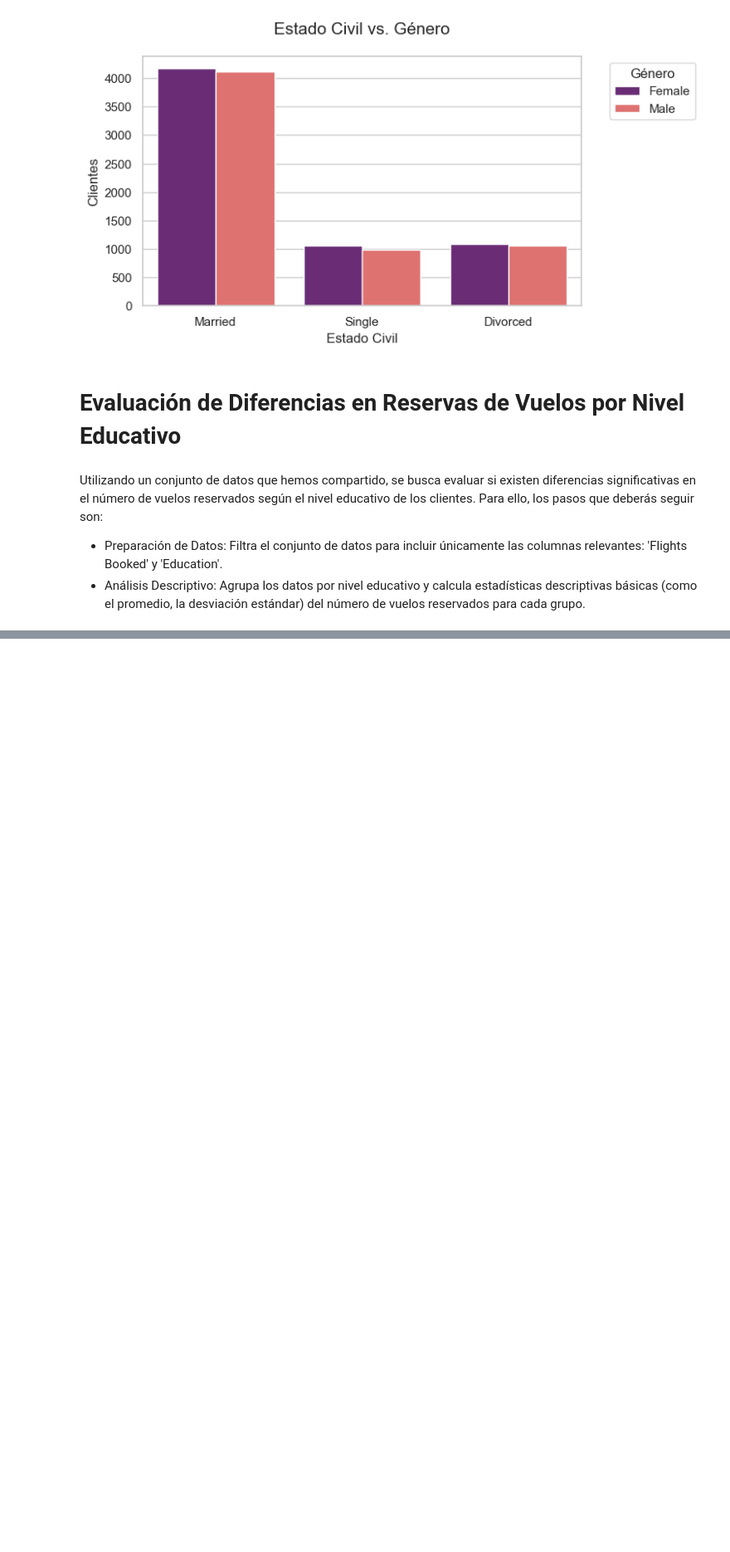
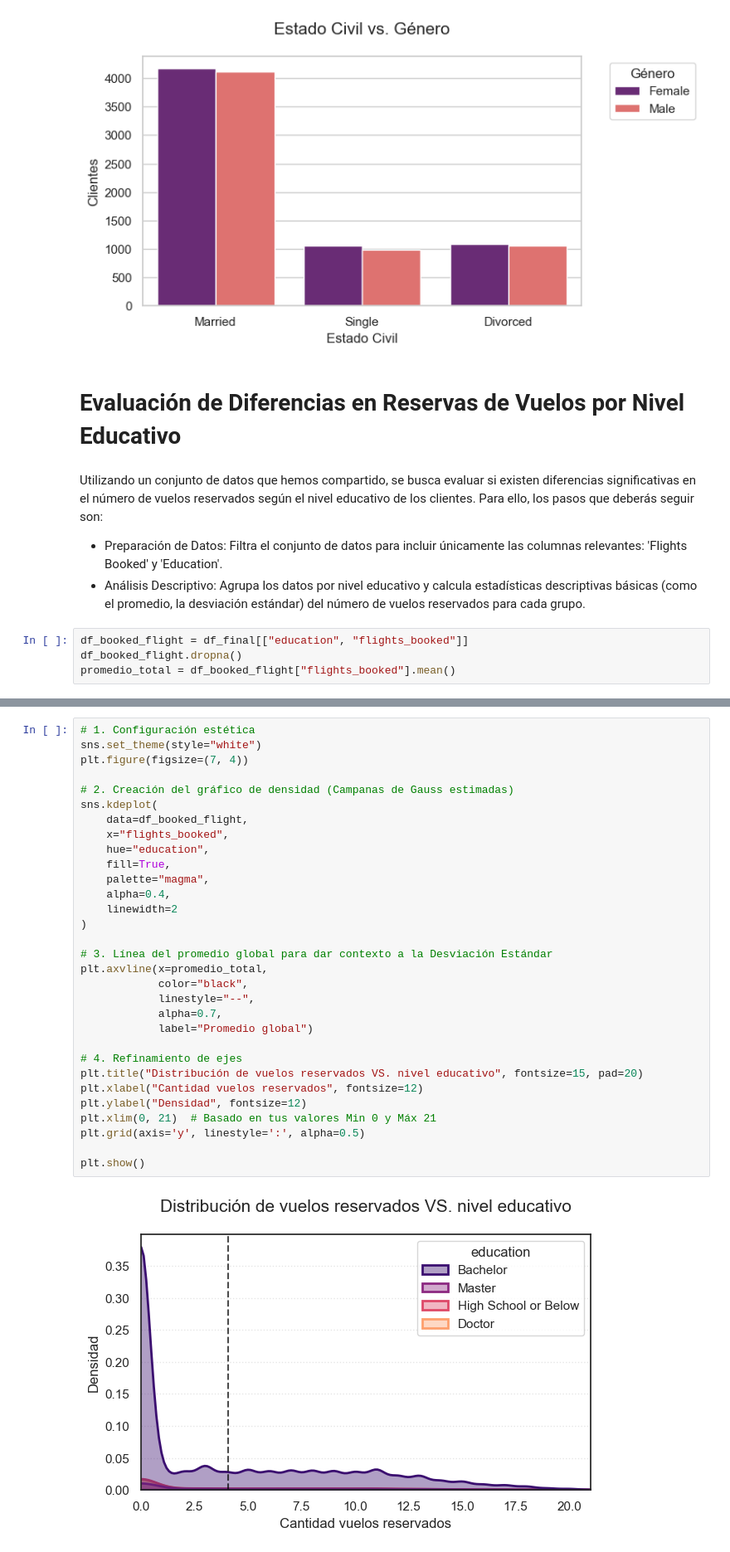
Before and after one commit to Adalab/bda-modulo-3-evaluacion-final-PatriciaAnaya, a Jupyter notebook: bda-modulo-3-evaluacion-final-PatriciaAnaya.ipynb, the cells around one changed output, grey strips where cells are left out. Shown at 83% size. Cells and saved outputs as stored; diff of their text form; blank space fills up the shorter version.

```diff
--- a/bda-modulo-3-evaluacion-final-PatriciaAnaya.ipynb
+++ b/bda-modulo-3-evaluacion-final-PatriciaAnaya.ipynb
@@ -881,3 +877,7 @@ pasos que deberás seguir son:
 - Análisis Descriptivo: Agrupa los datos por nivel educativo y calcula estadísticas descriptivas
 básicas (como el promedio, la desviación estándar) del número de vuelos reservados para cada
 grupo.
+# %%
+df_booked_flight = df_final[["education", "flights_booked"]]
+df_booked_flight.dropna()
+promedio_total = df_booked_flight["flights_booked"].mean()
@@ -883,0 +897,33 @@ grupo.
+# %%
+# 1. Configuración estética
+sns.set_theme(style="white")
+plt.figure(figsize=(7, 4))
+
+# 2. Creación del gráfico de densidad (Campanas de Gauss estimadas)
+sns.kdeplot(
+    data=df_booked_flight,
+    x="flights_booked",
+    hue="education",
+    fill=True,
+    palette="magma",
+    alpha=0.4,
+    linewidth=2
+)
+
+# 3. Línea del promedio global para dar contexto a la Desviación Estándar
+plt.axvline(x=promedio_total,
+            color="black",
+            linestyle="--",
+            alpha=0.7,
+            label="Promedio global")
+
+# 4. Refinamiento de ejes
+plt.title("Distribución de vuelos reservados VS. nivel educativo", fontsize=15, pad=20)
+plt.xlabel("Cantidad vuelos reservados", fontsize=12)
+plt.ylabel("Densidad", fontsize=12)
+plt.xlim(0, 21)  # Basado en tus valores Min 0 y Máx 21
+plt.grid(axis='y', linestyle=':', alpha=0.5)
+
+plt.show()
+# %% [output]
+[figure, added]
```
Also changed, not shown: parts of 18 cells of this notebook.
